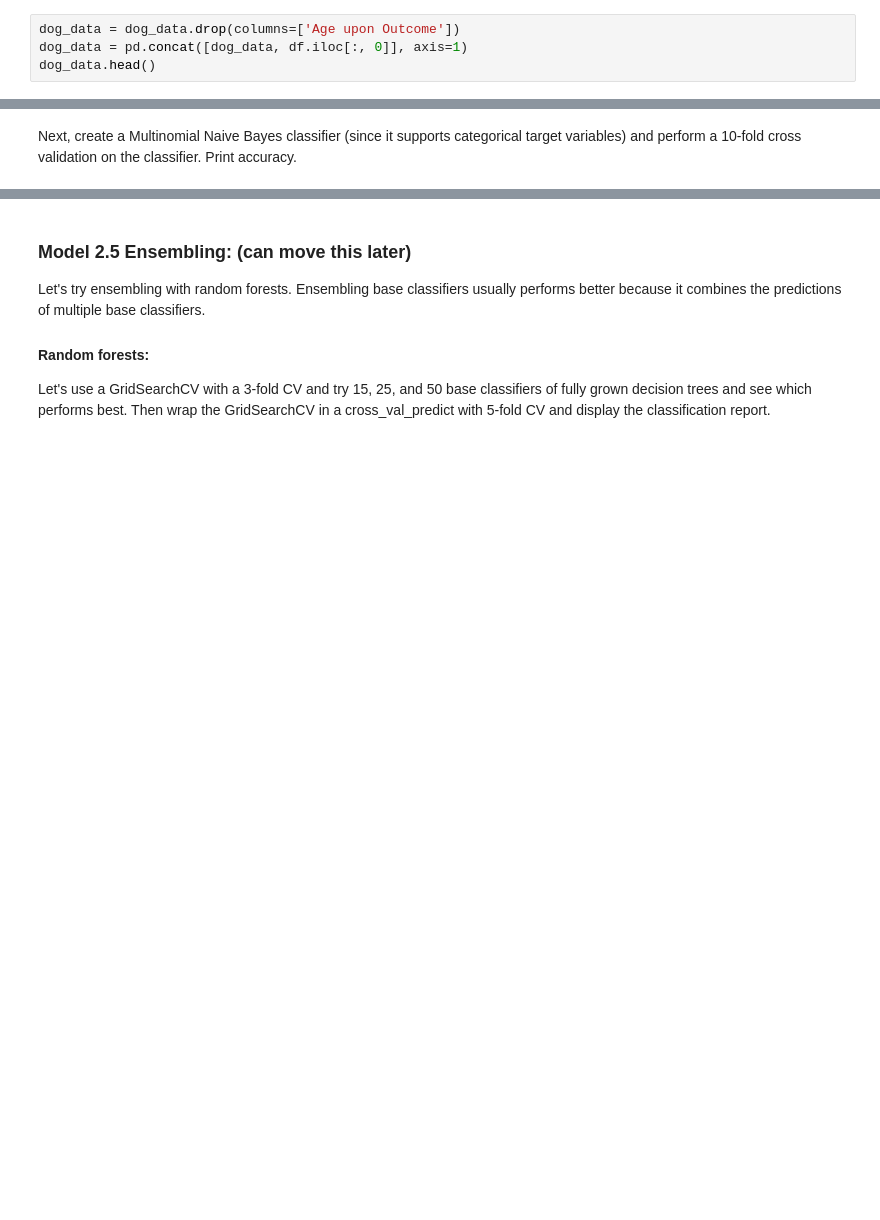
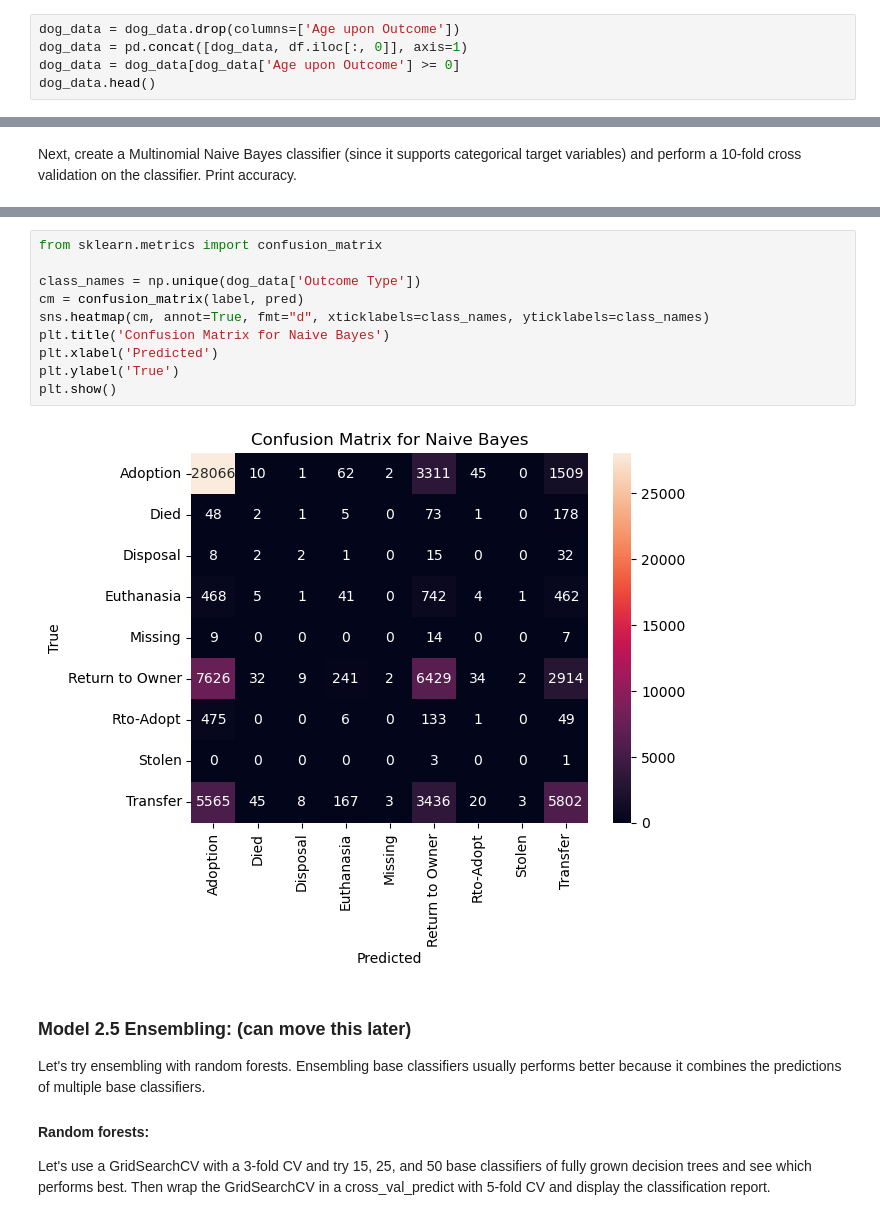
Before and after one commit to shruti2003/MLFinalProject, a Jupyter notebook: ML Final Project.ipynb, the cells around one changed output, grey strips where cells are left out. Drawn from its saved outputs; the diff is of its cells as text; blank space fills up the shorter version.

```diff
--- a/ML Final Project.ipynb
+++ b/ML Final Project.ipynb
@@ -495,6 +512,7 @@ Change age to be uniformly described by months.
 # %%
 dog_data = dog_data.drop(columns=['Age upon Outcome'])
 dog_data = pd.concat([dog_data, df.iloc[:, 0]], axis=1)
+dog_data = dog_data[dog_data['Age upon Outcome'] >= 0]
 dog_data.head()
 # %% [output]
 |  | Outcome Type | Sex upon Outcome | Color | Season | Size | Age upon Outcome |
@@ -640,3 +658,15 @@ Accuracy:  0.6020311059553063
+# %%
+from sklearn.metrics import confusion_matrix
+
+class_names = np.unique(dog_data['Outcome Type'])
+cm = confusion_matrix(label, pred)
+sns.heatmap(cm, annot=True, fmt="d", xticklabels=class_names, yticklabels=class_names)
+plt.title('Confusion Matrix for Naive Bayes')
+plt.xlabel('Predicted')
+plt.ylabel('True')
+plt.show()
+# %% [output]
+[figure, added]
 # %% [markdown]
 ### Model 2.5 Ensembling: (can move this later)
 Let's try ensembling with random forests. Ensembling base classifiers usually performs better because it combines the predictions of multiple base classifiers.
```
Also changed, not shown: parts of 17 cells of this notebook.
